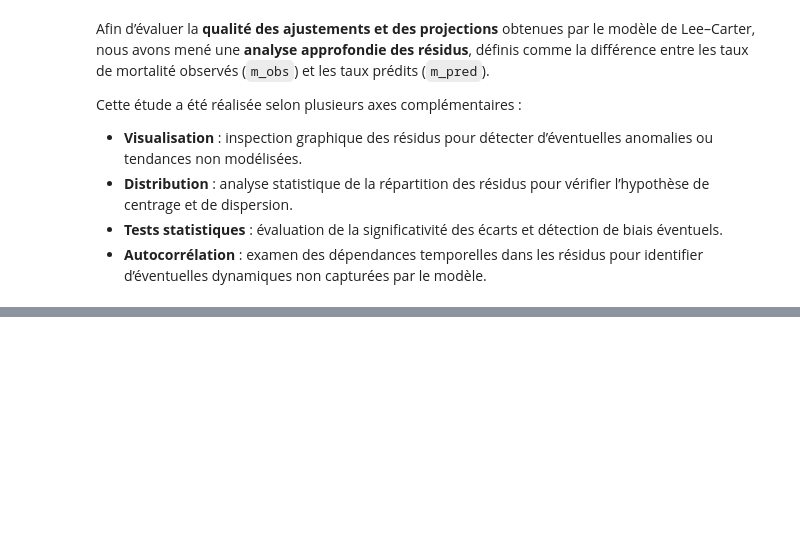
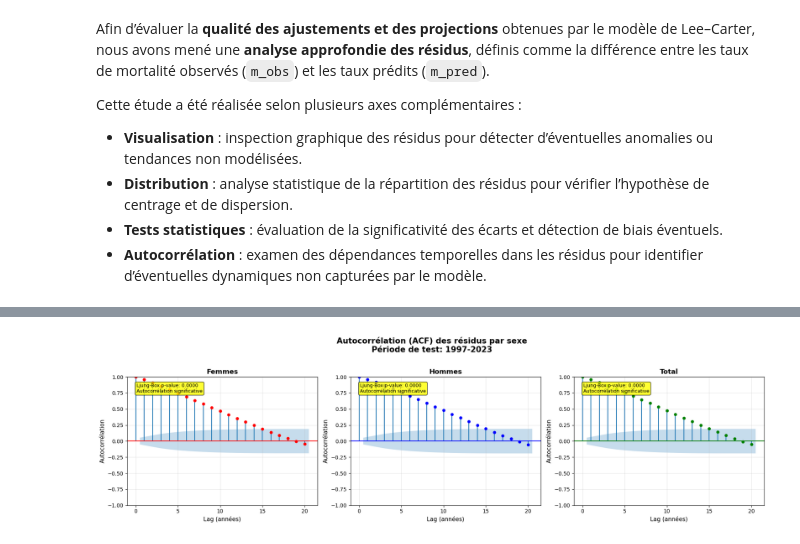
Before and after one commit to Salah10-source/Python-Project-Mortality, a Jupyter notebook: Python-Project-Mortality/notbokes/notebooks/demo.ipynb, the cells around one changed output, grey strips where cells are left out. Saved outputs shown, nothing was run; the diff lists cells and outputs as text; code cells hidden in the pictures; blank space fills up the shorter version.

```diff
--- a/Python-Project-Mortality/notbokes/notebooks/demo.ipynb
+++ b/Python-Project-Mortality/notbokes/notebooks/demo.ipynb
@@ -2450,0 +2159,73 @@ MAPE (%)   29.401   23.475   26.451
+# %%
+from statsmodels.graphics.tsaplots import plot_acf
+from statsmodels.stats.diagnostic import acorr_ljungbox
+import matplotlib.pyplot as plt
+import numpy as np
+
+# Autocorrélation (ACF) des résidus par sexe
+fig, axes = plt.subplots(1, 3, figsize=(18, 5))
+
+# EXPLICATION : On calcule l'ACF sur les résidus MOYENS par année
+# car on veut voir si les erreurs d'une année influencent l'année suivante
+# On moyenne sur tous les âges pour avoir 1 résidu par année
+
+
+# Femmes - Résidus moyens par année (moyenne sur tous les âges)
+residuals_F_by_year = residuals_F_test.mean(axis=0)  # 27 valeurs (1997-2023)
+
+# Tracée de l'ACF
+plot_acf(residuals_F_by_year, lags=20, ax=axes[0], color='red', alpha=0.7)
+axes[0].set_title('Femmes', fontsize=13, fontweight='bold')
+axes[0].set_xlabel('Lag (années)', fontsize=11)
+axes[0].set_ylabel('Autocorrélation', fontsize=11)
+axes[0].grid(True, alpha=0.3)
+
+# Test de Ljung-Box (teste si l'autocorrélation est significative)
+lb_F = acorr_ljungbox(residuals_F_by_year, lags=20, return_df=True)
+pvalue_F = lb_F['lb_pvalue'].iloc[-1]  # p-value au lag 20
+
+# on affiche la p-value sur le graphique
+axes[0].text(0.05, 0.95, f'Ljung-Box p-value: {pvalue_F:.4f}\n' +
+             ('Autocorrélation significative' if pvalue_F < 0.05 else 'Pas d\'autocorrélation'),
+             transform=axes[0].transAxes, verticalalignment='top',
+             bbox=dict(boxstyle='round', facecolor='yellow' if pvalue_F < 0.05 else 'lightgreen', alpha=0.8),
+             fontsize=9)
+
+# Hommes
+residuals_M_by_year = residuals_M_test.mean(axis=0)
+plot_acf(residuals_M_by_year, lags=20, ax=axes[1], color='blue', alpha=0.7)
+axes[1].set_title('Hommes', fontsize=13, fontweight='bold')
+axes[1].set_xlabel('Lag (années)', fontsize=11)
+axes[1].set_ylabel('Autocorrélation', fontsize=11)
+axes[1].grid(True, alpha=0.3)
+
+lb_M = acorr_ljungbox(residuals_M_by_year, lags=20, return_df=True)
+pvalue_M = lb_M['lb_pvalue'].iloc[-1]
+axes[1].text(0.05, 0.95, f'Ljung-Box p-value: {pvalue_M:.4f}\n' +
+             ('Autocorrélation significative' if pvalue_M < 0.05 else 'Pas d\'autocorrélation'),
+             transform=axes[1].transAxes, verticalalignment='top',
+             bbox=dict(boxstyle='round', facecolor='yellow' if pvalue_M < 0.05 else 'lightgreen', alpha=0.8),
+             fontsize=9)
+
+# Total
+residuals_Tot_by_year = residuals_Tot_test.mean(axis=0)
+plot_acf(residuals_Tot_by_year, lags=20, ax=axes[2], color='green', alpha=0.7)
+axes[2].set_title('Total', fontsize=13, fontweight='bold')
+axes[2].set_xlabel('Lag (années)', fontsize=11)
+axes[2].set_ylabel('Autocorrélation', fontsize=11)
+axes[2].grid(True, alpha=0.3)
+
+lb_Tot = acorr_ljungbox(residuals_Tot_by_year, lags=20, return_df=True)
+pvalue_Tot = lb_Tot['lb_pvalue'].iloc[-1]
+axes[2].text(0.05, 0.95, f'Ljung-Box p-value: {pvalue_Tot:.4f}\n' +
+             ('Autocorrélation significative' if pvalue_Tot < 0.05 else 'Pas d\'autocorrélation'),
+             transform=axes[2].transAxes, verticalalignment='top',
+             bbox=dict(boxstyle='round', facecolor='yellow' if pvalue_Tot < 0.05 else 'lightgreen', alpha=0.8),
+             fontsize=9)
+
+plt.suptitle('Autocorrélation (ACF) des résidus par sexe\nPériode de test: 1997-2023',
+             fontsize=15, fontweight='bold', y=1.02)
+plt.tight_layout()
+plt.show()
+# %% [output]
+[figure, added]
```
Also changed, not shown: parts of 31 cells of this notebook, 2 other files.
